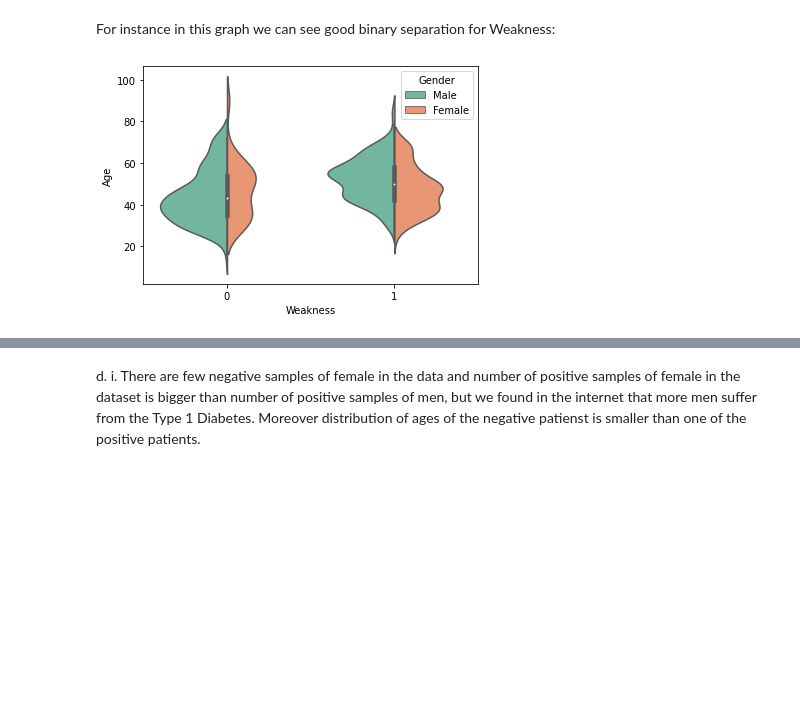
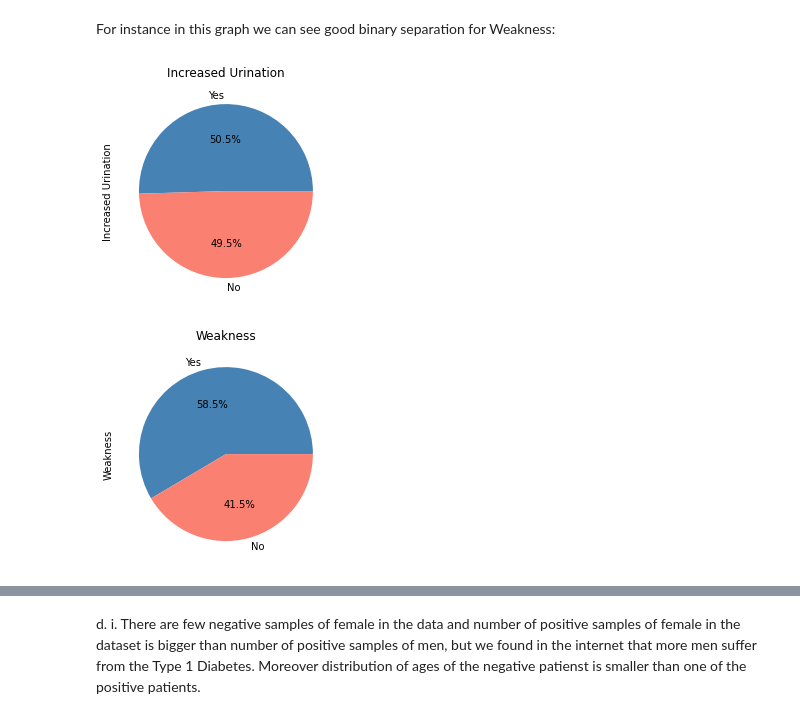
Before and after one commit to mlh-master/hw2_mlh-valeriia-adn-marina, a Jupyter notebook: HW2.ipynb, the cells around one changed output, grey strips where cells are left out. Saved outputs shown, nothing was run; the diff lists cells and outputs as text; code cells hidden in the pictures; blank space fills up the shorter version.

```diff
--- a/HW2.ipynb
+++ b/HW2.ipynb
@@ -250,8 +224,12 @@ grid.add_legend()
 # %% [markdown]
 For instance in this graph we can see good binary separation for Weakness:
-# %%
-ax = sns.violinplot(x=data['Weakness'], y=data['Age'], hue="Gender",
-                    data=dataset, palette="Set2", split=True,
-                    scale="count")
-# %% [output]
-[figure, removed]
+# %%
+data['Increased Urination'].value_counts().plot(kind="pie", labels=['Yes','No'], colors = ['steelblue', 'salmon'], autopct='%1.1f%%',
+                                                title = 'Increased Urination')
+plt.show()
+data['Weakness'].value_counts().plot(kind="pie", labels=['Yes','No'], colors = ['steelblue', 'salmon'], autopct='%1.1f%%',
+                                    title = 'Weakness')
+plt.show()
+# %% [output]
+[figure, added]
+[figure, added]
```
Also changed, not shown: parts of 70 cells of this notebook, 2 other files.
